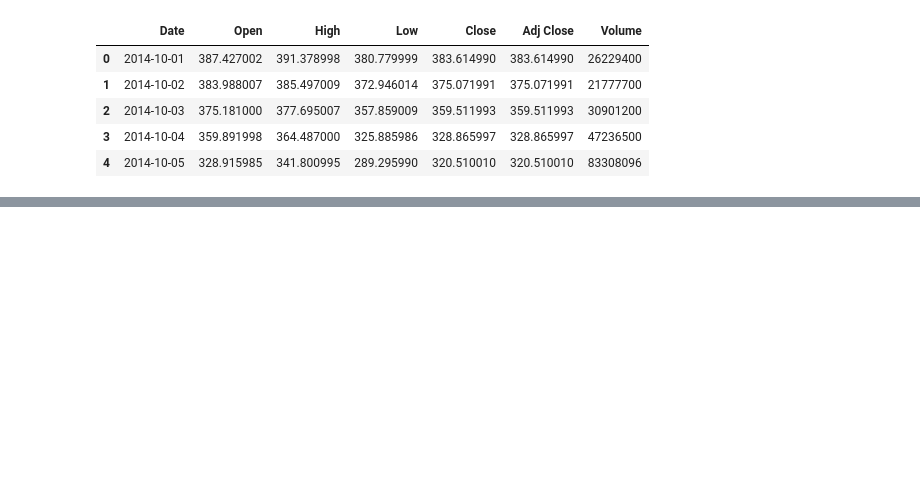
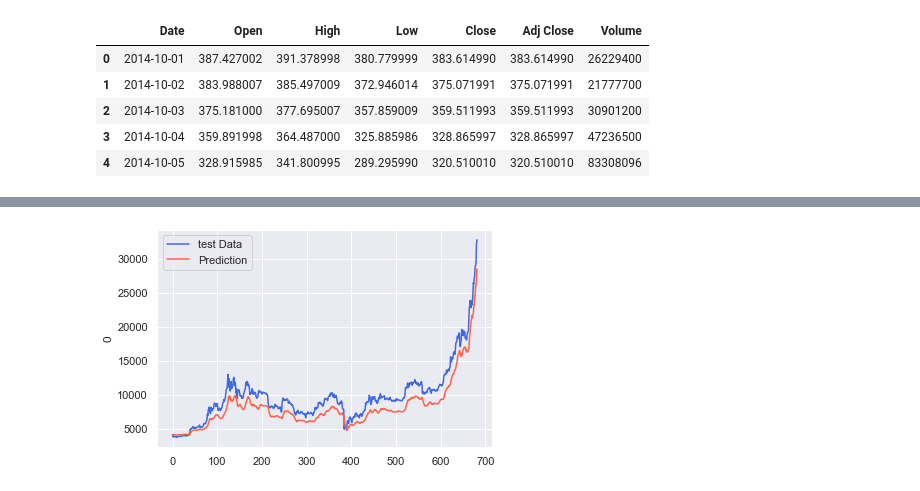
Before and after one commit to Quebec-Eric/4Periodo, a Jupyter notebook: IA/Artigo/Artigo.ipynb, the cells around one changed output, grey strips where cells are left out. Drawn from its saved outputs; the diff is of its cells as text; code cells hidden in the pictures; blank space fills up the shorter version.

```diff
--- a/IA/Artigo/Artigo.ipynb
+++ b/IA/Artigo/Artigo.ipynb
@@ -114,0 +26,5 @@ model.compile(loss='mean_squared_error',optimizer='adam')
+# %%
+from sklearn.preprocessing import MinMaxScaler
+min_max_scaler= MinMaxScaler()
+norm_data= min_max_scaler.fit_transform(preco.values)
+norm_data
@@ -115,3 +63,31 @@ model.compile(loss='mean_squared_error',optimizer='adam')
+# %%
+import keras
+
+from keras.models import Sequential
+from keras.optimizers import Adam
+from keras.layers import Dense, LSTM, LeakyReLU, Dropout
+
+
+num_units =51
+
+learning_rate = 0.0003
+activatio_fuction = 'sigmoid'
+adam = Adam(lr=learning_rate)
+
+loss_fuction = 'mse'
+
+batch_size = 5
+num_epochs = 140
+
+
+model = Sequential()
+
+model.add(LSTM(units=num_units, activation=activatio_fuction, input_shape=(None,1)))
+model.add(LeakyReLU(alpha=0.5))
+model.add(Dropout(0.1))
+model.add(Dense(units=1))
+
+model.compile(optimizer=adam, loss=loss_fuction)
 # %%
 model.summary()
 # %% [output]
@@ -133,4 +109,2 @@ Trainable params: 50,851
 Non-trainable params: 0
 _________________________________________________________________
-# %%
-model.fit(X_train,y_train,validation_data=(X_test,y_test),epochs=100,batch_size=64,verbose=1)
@@ -275,0 +111,2 @@ plt.plot(df3)
+# %%
+history=model.fit(x_train,y_train,validation_split=0.01,batch_size=batch_size,epochs=num_epochs,shuffle=False)
@@ -275,0 +131,6 @@ plt.plot(df3)
+# %%
+original = pd.DataFrame(min_max_scaler.inverse_transform(y_test))
+prediction = pd.DataFrame(min_max_scaler.inverse_transform(model.predict(x_test)))
+ax=sns.lineplot(x=original.index,y=original[0],label='test Data', color='royalblue')
+ax=sns.lineplot(x=prediction.index,y=prediction[0],label='Prediction', color='tomato')
+# %% [output]
@@ -275,0 +138 @@ plt.plot(df3)
+[figure, added]
```
Also changed, not shown: parts of 36 cells of this notebook.
